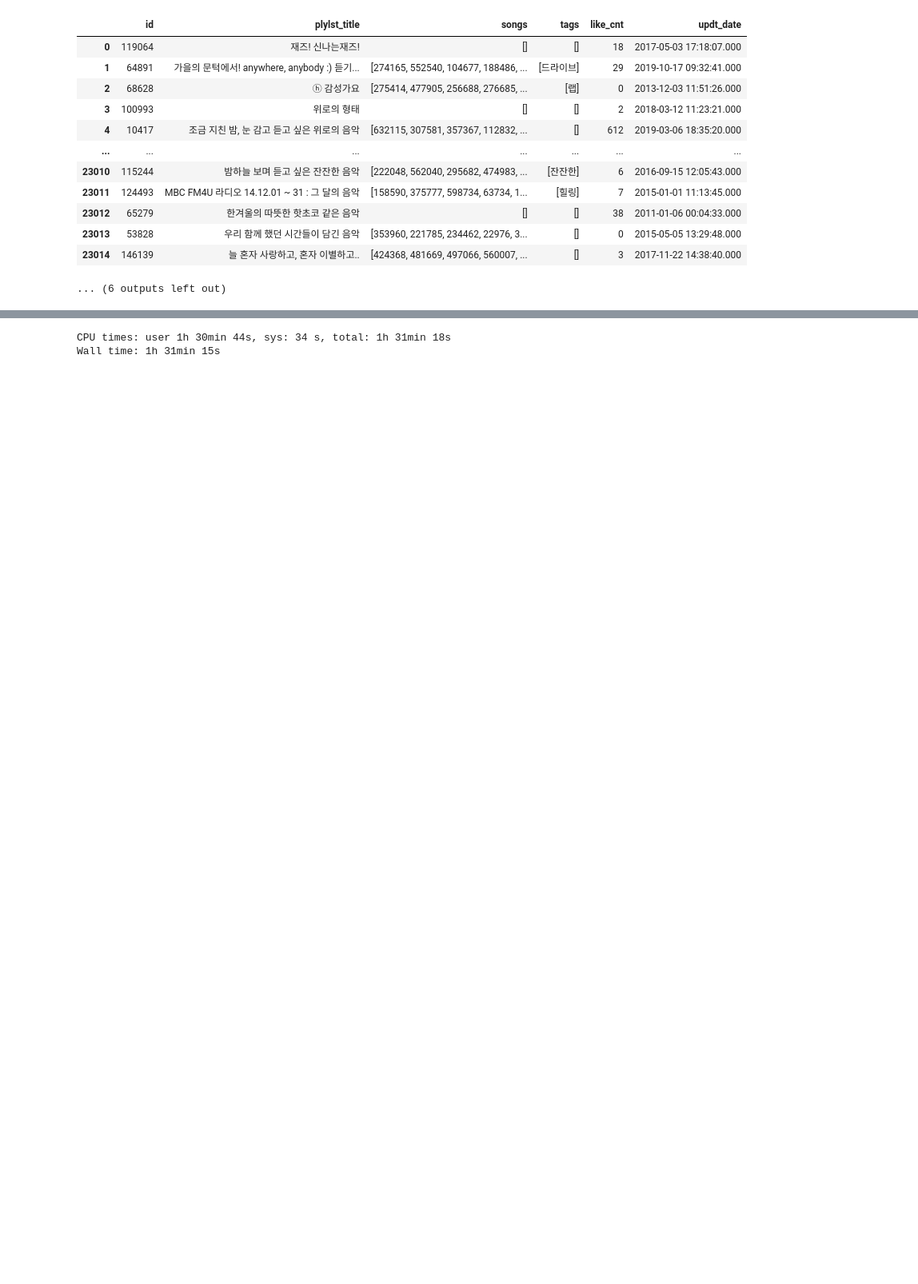
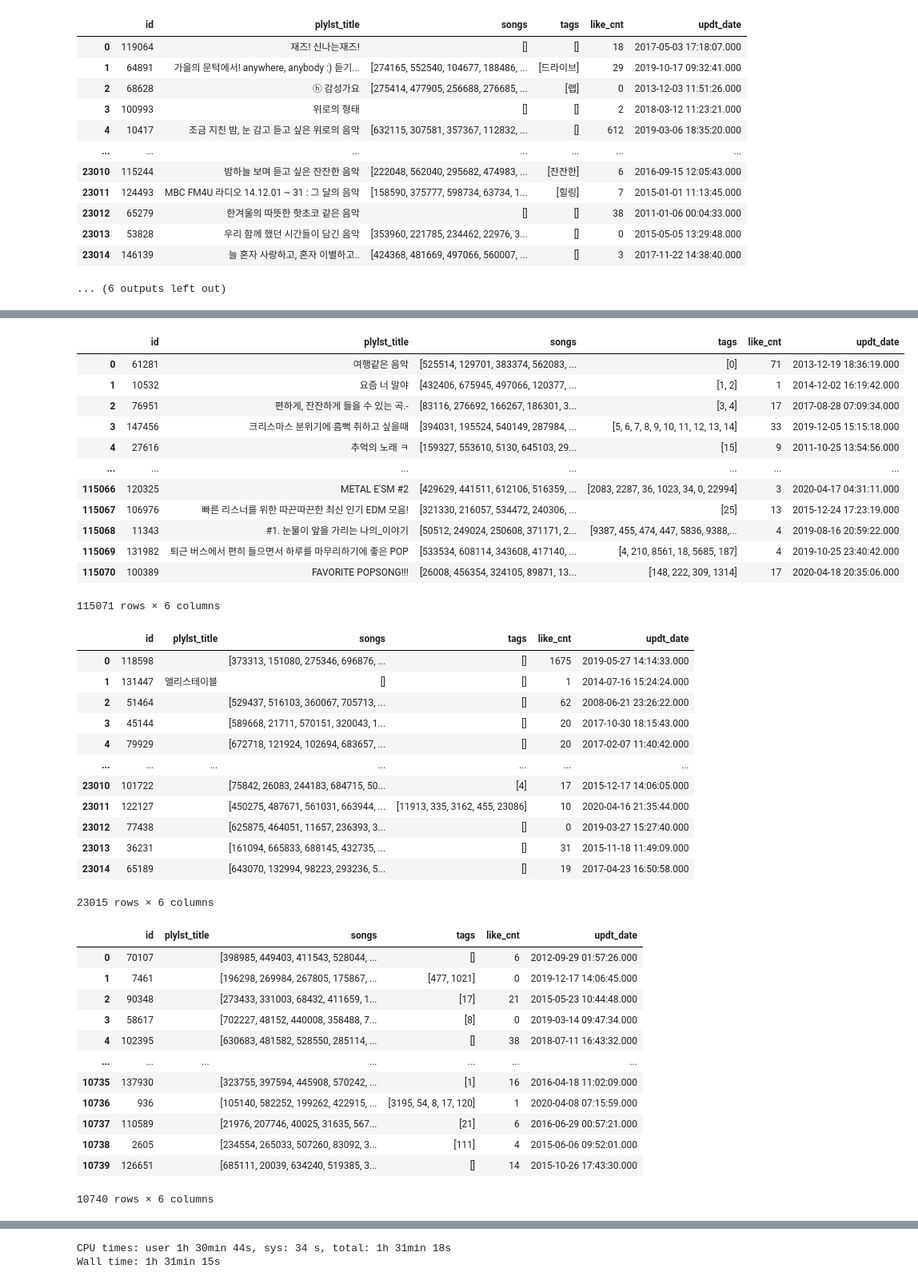
Before and after one commit to jehunyoo/Melon-Playlist-Continuation, a Jupyter notebook: LightKNN.ipynb, the cells around one changed output, grey strips where cells are left out. Shown: that part at 80% size. Saved outputs shown, nothing was run; the diff lists cells and outputs as text; code cells hidden in the pictures; blank space fills up the shorter version.

```diff
--- a/LightKNN.ipynb
+++ b/LightKNN.ipynb
@@ -148,0 +168,44 @@ display(x, X)
+# %%
+with open("bin/data_tags_are_int.p", 'rb') as f:
+    Xi = pickle.load(f)
+display(Xi[0], Xi[1], Xi[2])
+# %% [output]
+|  | id | plylst_title | songs | tags | like_cnt | updt_date |
+| 0 | 61281 | 여행같은 음악 | [525514, 129701, 383374, 562083, ... | [0] | 71 | 2013-12-19 18:36:19.000 |
+| 1 | 10532 | 요즘 너 말야 | [432406, 675945, 497066, 120377, ... | [1, 2] | 1 | 2014-12-02 16:19:42.000 |
+| 2 | 76951 | 편하게, 잔잔하게 들을 수 있는 곡.- | [83116, 276692, 166267, 186301, 3... | [3, 4] | 17 | 2017-08-28 07:09:34.000 |
+| 3 | 147456 | 크리스마스 분위기에 흠뻑 취하고 싶을때 | [394031, 195524, 540149, 287984, ... | [5, 6, 7, 8, 9, 10, 11, 12, 13, 14] | 33 | 2019-12-05 15:15:18.000 |
+| 4 | 27616 | 추억의 노래 ㅋ | [159327, 553610, 5130, 645103, 29... | [15] | 9 | 2011-10-25 13:54:56.000 |
+| ... | ... | ... | ... | ... | ... | ... |
+| 115066 | 120325 | METAL E'SM #2 | [429629, 441511, 612106, 516359, ... | [2083, 2287, 36, 1023, 34, 0, 22994] | 3 | 2020-04-17 04:31:11.000 |
+| 115067 | 106976 | 빠른 리스너를 위한 따끈따끈한 최신 인기 EDM 모음! | [321330, 216057, 534472, 240306, ... | [25] | 13 | 2015-12-24 17:23:19.000 |
+| 115068 | 11343 | #1. 눈물이 앞을 가리는 나의_이야기 | [50512, 249024, 250608, 371171, 2... | [9387, 455, 474, 447, 5836, 9388,... | 4 | 2019-08-16 20:59:22.000 |
+| 115069 | 131982 | 퇴근 버스에서 편히 들으면서 하루를 마무리하기에 좋은 POP | [533534, 608114, 343608, 417140, ... | [4, 210, 8561, 18, 5685, 187] | 4 | 2019-10-25 23:40:42.000 |
+| 115070 | 100389 | FAVORITE POPSONG!!! | [26008, 456354, 324105, 89871, 13... | [148, 222, 309, 1314] | 17 | 2020-04-18 20:35:06.000 |
+115071 rows × 6 columns
+|  | id | plylst_title | songs | tags | like_cnt | updt_date |
+| 0 | 118598 |  | [373313, 151080, 275346, 696876, ... | [] | 1675 | 2019-05-27 14:14:33.000 |
+| 1 | 131447 | 앨리스테이블 | [] | [] | 1 | 2014-07-16 15:24:24.000 |
+| 2 | 51464 |  | [529437, 516103, 360067, 705713, ... | [] | 62 | 2008-06-21 23:26:22.000 |
+| 3 | 45144 |  | [589668, 21711, 570151, 320043, 1... | [] | 20 | 2017-10-30 18:15:43.000 |
+| 4 | 79929 |  | [672718, 121924, 102694, 683657, ... | [] | 20 | 2017-02-07 11:40:42.000 |
+| ... | ... | ... | ... | ... | ... | ... |
+| 23010 | 101722 |  | [75842, 26083, 244183, 684715, 50... | [4] | 17 | 2015-12-17 14:06:05.000 |
+| 23011 | 122127 |  | [450275, 487671, 561031, 663944, ... | [11913, 335, 3162, 455, 23086] | 10 | 2020-04-16 21:35:44.000 |
+| 23012 | 77438 |  | [625875, 464051, 11657, 236393, 3... | [] | 0 | 2019-03-27 15:27:40.000 |
+| 23013 | 36231 |  | [161094, 665833, 688145, 432735, ... | [] | 31 | 2015-11-18 11:49:09.000 |
+| 23014 | 65189 |  | [643070, 132994, 98223, 293236, 5... | [] | 19 | 2017-04-23 16:50:58.000 |
+23015 rows × 6 columns
+|  | id | plylst_title | songs | tags | like_cnt | updt_date |
+| 0 | 70107 |  | [398985, 449403, 411543, 528044, ... | [] | 6 | 2012-09-29 01:57:26.000 |
+| 1 | 7461 |  | [196298, 269984, 267805, 175867, ... | [477, 1021] | 0 | 2019-12-17 14:06:45.000 |
+| 2 | 90348 |  | [273433, 331003, 68432, 411659, 1... | [17] | 21 | 2015-05-23 10:44:48.000 |
+| 3 | 58617 |  | [702227, 48152, 440008, 358488, 7... | [8] | 0 | 2019-03-14 09:47:34.000 |
+| 4 | 102395 |  | [630683, 481582, 528550, 285114, ... | [] | 38 | 2018-07-11 16:43:32.000 |
+| ... | ... | ... | ... | ... | ... | ... |
+| 10735 | 137930 |  | [323755, 397594, 445908, 570242, ... | [1] | 16 | 2016-04-18 11:02:09.000 |
+| 10736 | 936 |  | [105140, 582252, 199262, 422915, ... | [3195, 54, 8, 17, 120] | 1 | 2020-04-08 07:15:59.000 |
+| 10737 | 110589 |  | [21976, 207746, 40025, 31635, 567... | [21] | 6 | 2016-06-29 00:57:21.000 |
+| 10738 | 2605 |  | [234554, 265033, 507260, 83092, 3... | [111] | 4 | 2015-06-06 09:52:01.000 |
+| 10739 | 126651 |  | [685111, 20039, 634240, 519385, 3... | [] | 14 | 2015-10-26 17:43:30.000 |
+10740 rows × 6 columns
```
Also changed, not shown: parts of 11 cells of this notebook.
